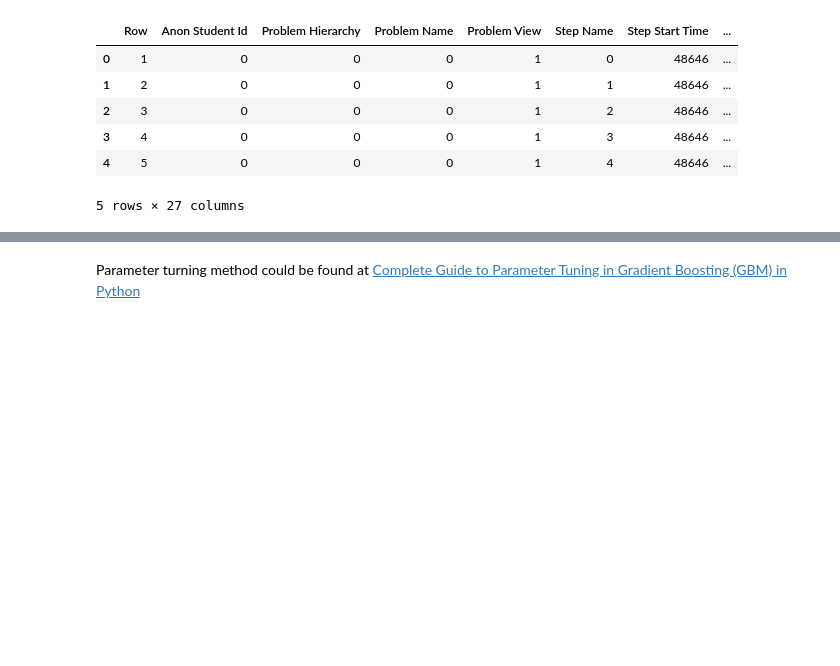
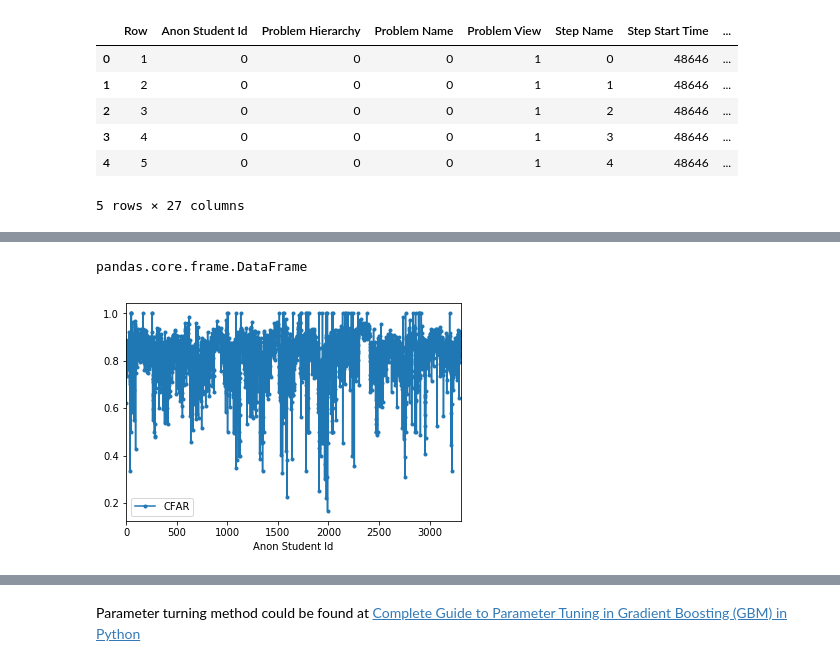
Before and after one commit to michaelfeng/MLND, a Jupyter notebook: capstone/solution.ipynb, the cells around one changed output, grey strips where cells are left out. Cells and saved outputs as stored; diff of their text form; code cells hidden in the pictures; blank space fills up the shorter version.

Commit message:
add more detail and visualization in  solution and report

```diff
--- a/capstone/solution.ipynb
+++ b/capstone/solution.ipynb
@@ -843,0 +846,2 @@ X.head()
+# %%
+tmp = data[['Anon Student Id','CFAR']]
@@ -843,0 +857,2 @@ X.head()
+# %%
+tmp2 = tmp.drop_duplicates()
@@ -843,0 +868,8 @@ X.head()
+# %%
+type(tmp2)
+# %% [output]
+pandas.core.frame.DataFrame
+# %%
+tmp2[['Anon Student Id','CFAR']].plot(x='Anon Student Id',y='CFAR',marker='.').figure
+# %% [output]
+[figure, added]
```
Also changed, not shown: parts of 14 cells of this notebook, 5 other files.
